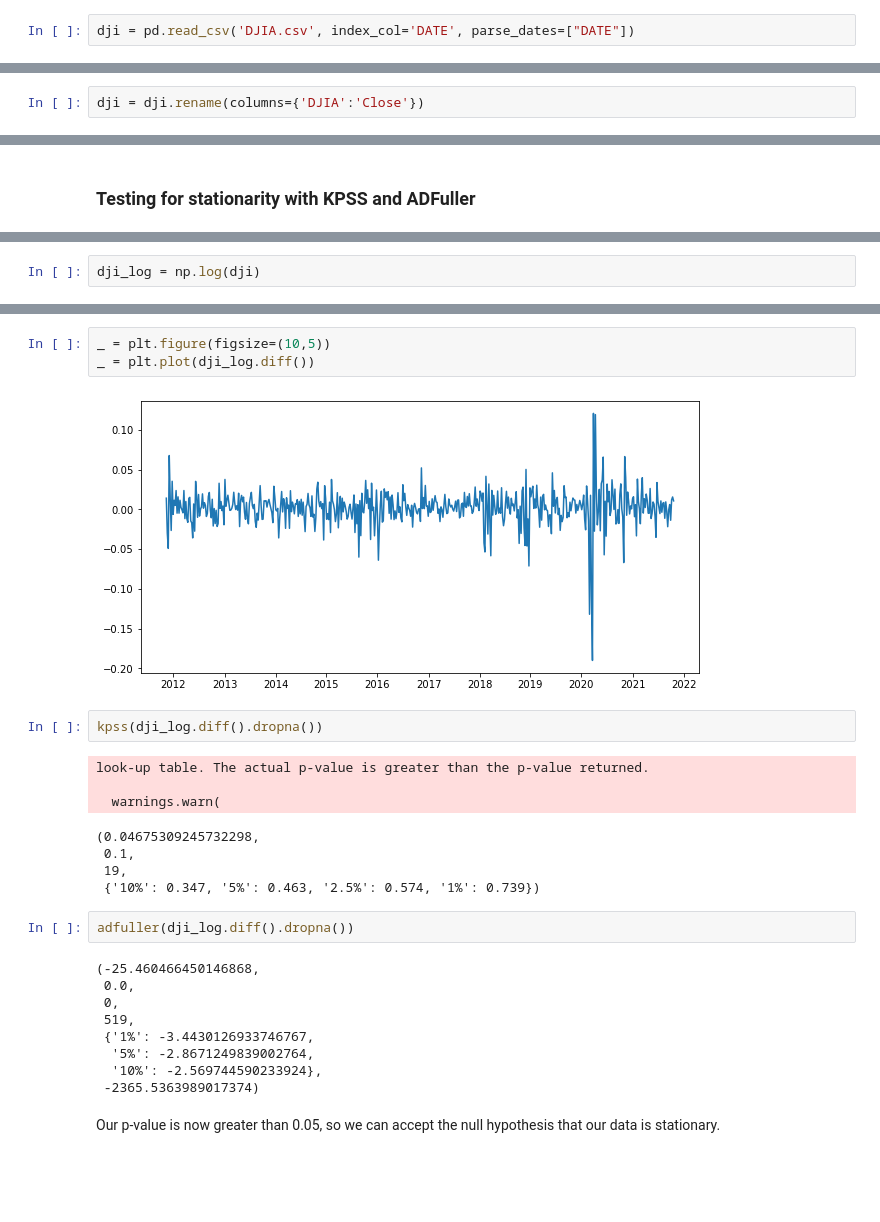
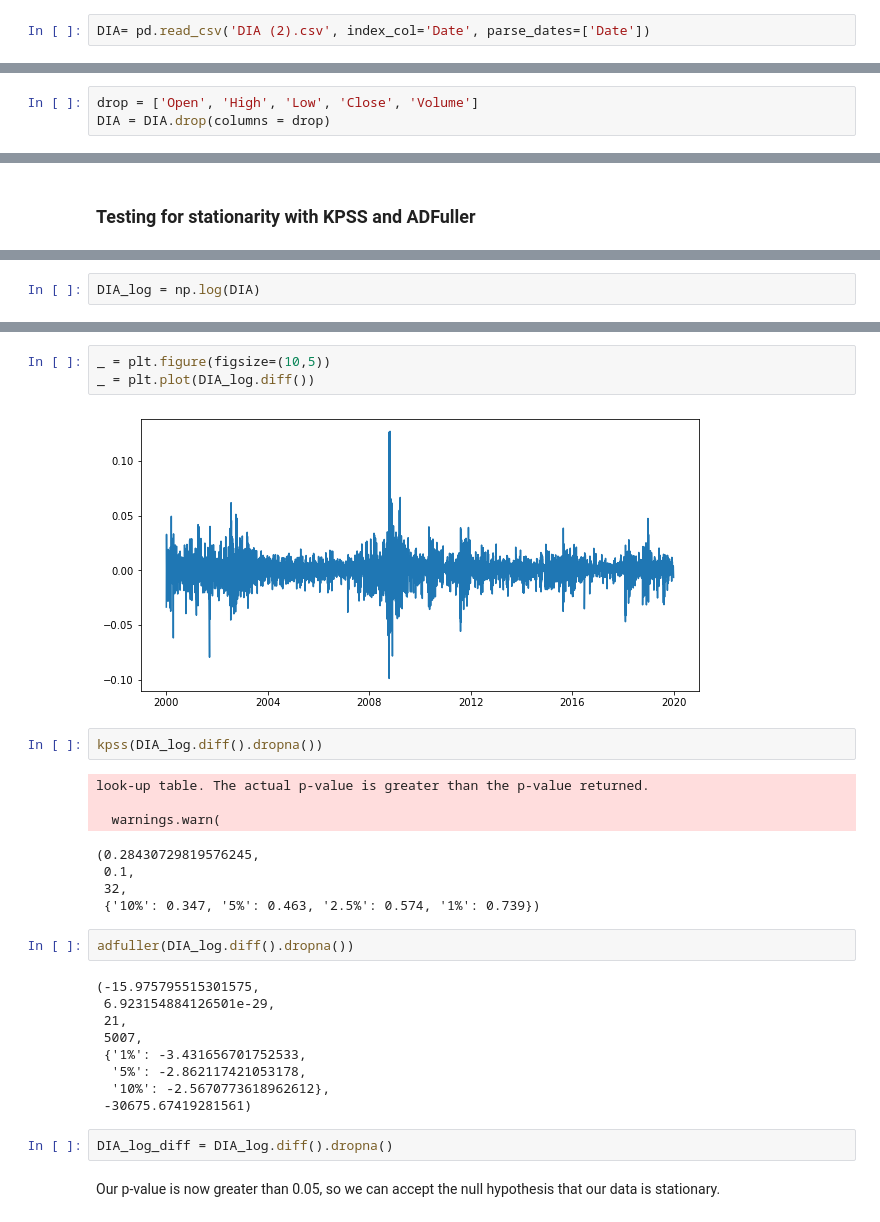
Before and after one commit to Yoriki1/Capstone, a Jupyter notebook: New folder/Preprocessing .ipynb, the cells around one changed output, grey strips where cells are left out. Drawn from its saved outputs; the diff is of its cells as text; blank space fills up the shorter version.

```diff
--- a/New folder/Preprocessing .ipynb
+++ b/New folder/Preprocessing .ipynb
@@ -15,7 +20,7 @@ from statsmodels.graphics import tsaplots
 # %% [markdown]
 ## Loading Data
 # %%
-dji = pd.read_csv('DJIA.csv', index_col='DATE', parse_dates=["DATE"])
+DIA= pd.read_csv('DIA (2).csv', index_col='Date', parse_dates=['Date'])
 # %% [markdown]
 # Exploring the Data
 # %%
@@ -66,3 +85,4 @@ dji
 # %%
-dji = dji.rename(columns={'DJIA':'Close'})
+drop = ['Open', 'High', 'Low', 'Close', 'Volume']
+DIA = DIA.drop(columns = drop)
 # %%
@@ -170,2 +165,2 @@ adfuller(dji.diff().dropna())
 # %%
-dji_log = np.log(dji)
+DIA_log = np.log(DIA)
@@ -172,29 +177,31 @@ dji_log = np.log(dji)
 # %%
 _ = plt.figure(figsize=(10,5))
-_ = plt.plot(dji_log.diff())
+_ = plt.plot(DIA_log.diff())
 # %% [output]
-[figure, old version]
+[figure, new version]
 # %%
-kpss(dji_log.diff().dropna())
+kpss(DIA_log.diff().dropna())
 # %% [output]
 look-up table. The actual p-value is greater than the p-value returned.
 
   warnings.warn(
-(0.04675309245732298,
+(0.28430729819576245,
  0.1,
- 19,
+ 32,
  {'10%': 0.347, '5%': 0.463, '2.5%': 0.574, '1%': 0.739})
 # %%
-adfuller(dji_log.diff().dropna())
+adfuller(DIA_log.diff().dropna())
 # %% [output]
-(-25.460466450146868,
- 0.0,
- 0,
- 519,
- {'1%': -3.4430126933746767,
-  '5%': -2.8671249839002764,
-  '10%': -2.569744590233924},
- -2365.5363989017374)
+(-15.975795515301575,
+ 6.923154884126501e-29,
+ 21,
+ 5007,
+ {'1%': -3.431656701752533,
+  '5%': -2.862117421053178,
+  '10%': -2.5670773618962612},
+ -30675.67419281561)
+# %%
+DIA_log_diff = DIA_log.diff().dropna()
 # %% [markdown]
 Our p-value is now greater than 0.05, so we can accept the null hypothesis that our data is stationary.
 # %% [markdown]
```
Also changed, not shown: parts of 34 cells of this notebook, 6 other files.
